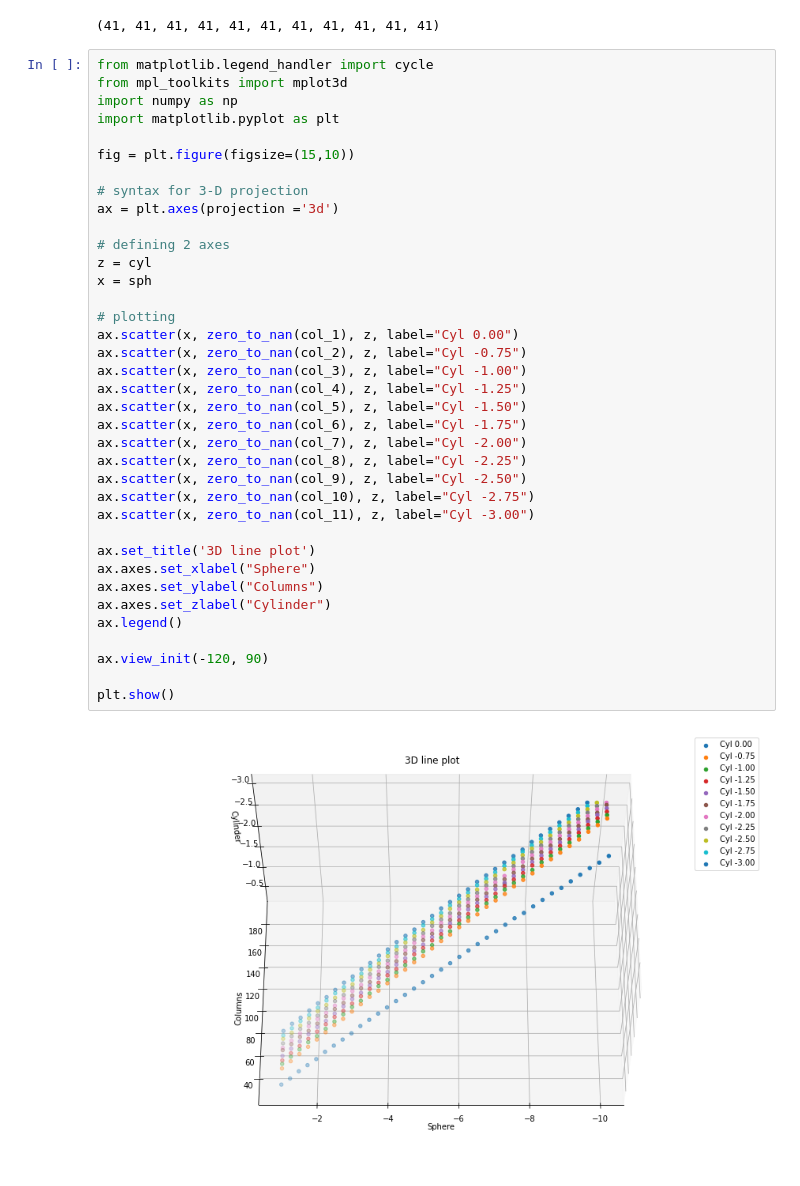
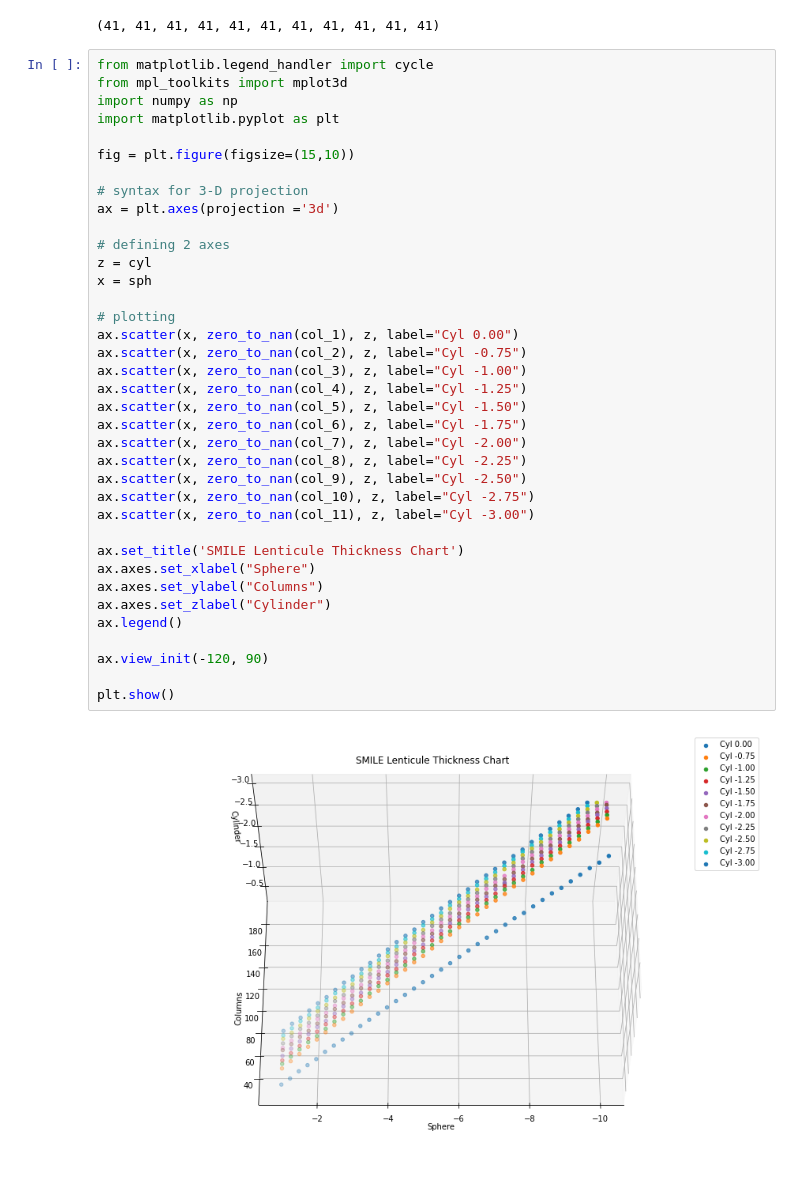
Before and after one commit to jfink09/Medical-Related-Projects, a Jupyter notebook: SMILE_Calculation_Table.ipynb, the cells around one changed output. Drawn from its saved outputs; the diff is of its cells as text.

```diff
--- a/SMILE_Calculation_Table.ipynb
+++ b/SMILE_Calculation_Table.ipynb
@@ -178,35 +164,35 @@ fig = plt.figure(figsize=(15,10))
 
 # syntax for 3-D projection
 ax = plt.axes(projection ='3d')
 
 # defining 2 axes
 z = cyl
 x = sph
 
 # plotting
 ax.scatter(x, zero_to_nan(col_1), z, label="Cyl 0.00")
 ax.scatter(x, zero_to_nan(col_2), z, label="Cyl -0.75")
 ax.scatter(x, zero_to_nan(col_3), z, label="Cyl -1.00")
 ax.scatter(x, zero_to_nan(col_4), z, label="Cyl -1.25")
 ax.scatter(x, zero_to_nan(col_5), z, label="Cyl -1.50")
 ax.scatter(x, zero_to_nan(col_6), z, label="Cyl -1.75")
 ax.scatter(x, zero_to_nan(col_7), z, label="Cyl -2.00")
 ax.scatter(x, zero_to_nan(col_8), z, label="Cyl -2.25")
 ax.scatter(x, zero_to_nan(col_9), z, label="Cyl -2.50")
 ax.scatter(x, zero_to_nan(col_10), z, label="Cyl -2.75")
 ax.scatter(x, zero_to_nan(col_11), z, label="Cyl -3.00")
 
-ax.set_title('3D line plot')
+ax.set_title('SMILE Lenticule Thickness Chart')
 ax.axes.set_xlabel("Sphere")
 ax.axes.set_ylabel("Columns")
 ax.axes.set_zlabel("Cylinder")
 ax.legend()
 
 ax.view_init(-120, 90)
 
 plt.show()
 # %% [output]
-[figure, old version]
+[figure, new version]
 # %%
 from matplotlib.legend_handler import cycle
 # importing mplot3d toolkits, numpy and matplotlib
```
Also changed, not shown: parts of 5 cells of this notebook.
